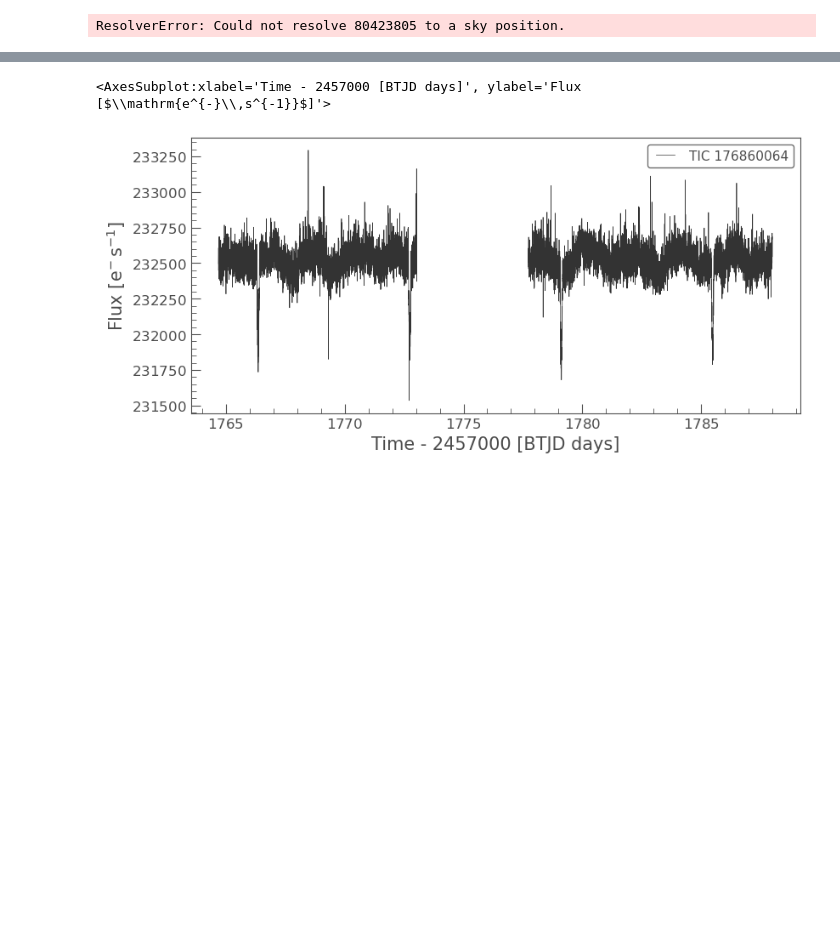
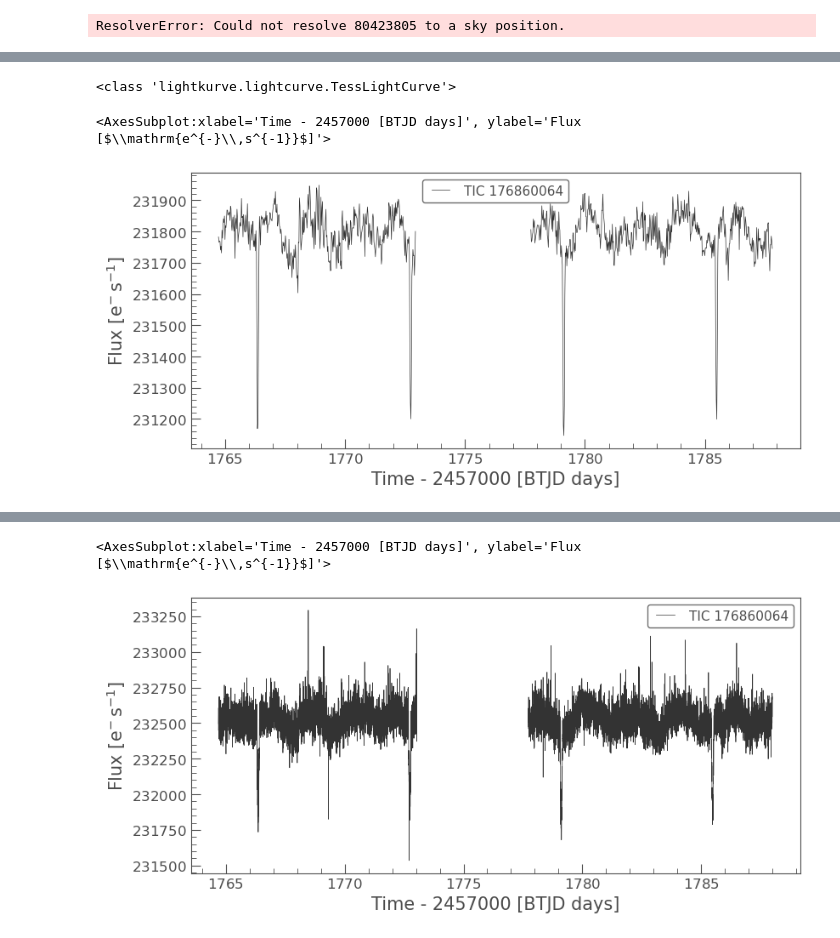
Before and after one commit to DerrickDDInAI/astro, a Jupyter notebook: core/build_db.ipynb, the cells around one changed output, grey strips where cells are left out. Cells and saved outputs as stored; diff of their text form; code cells hidden in the pictures; blank space fills up the shorter version.

```diff
--- a/core/build_db.ipynb
+++ b/core/build_db.ipynb
@@ -259,4 +332,4 @@ ResolverError: Could not resolve 80423805 to a sky position.
 # %%
-search_result = lk.search_lightcurvefile("TIC 80423805")
+search_result = lk.search_lightcurve("TIC 176860064")
 search_result
 # %% [output]
@@ -263,0 +403,8 @@ SearchResult containing 0 data products.
+# %%
+lc = download_lightcurve("TIC 176860064")
+print(type(lc))
+lc.plot()
+# %% [output]
+<class 'lightkurve.lightcurve.TessLightCurve'>
+<AxesSubplot:xlabel='Time - 2457000 [BTJD days]', ylabel='Flux [$\\mathrm{e^{-}\\,s^{-1}}$]'>
+[figure, added]
```
Also changed, not shown: parts of 16 cells of this notebook, 1 other file.
